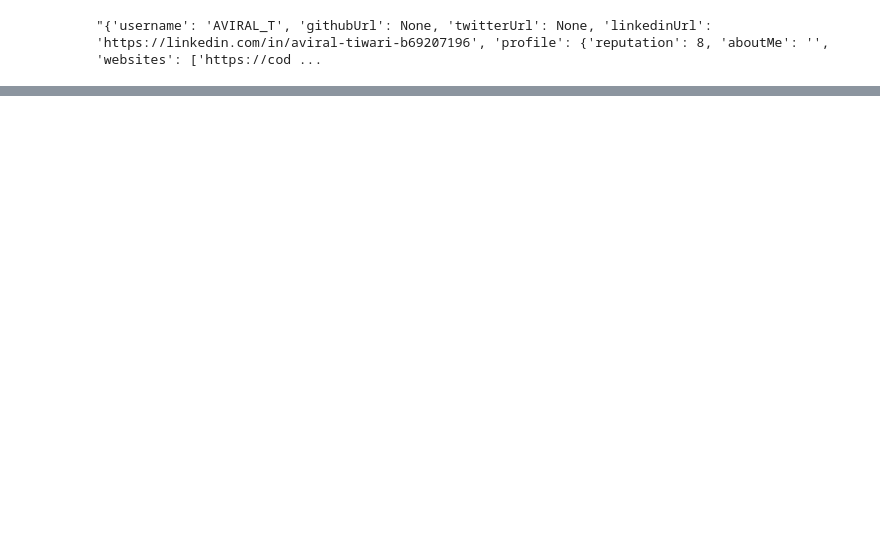
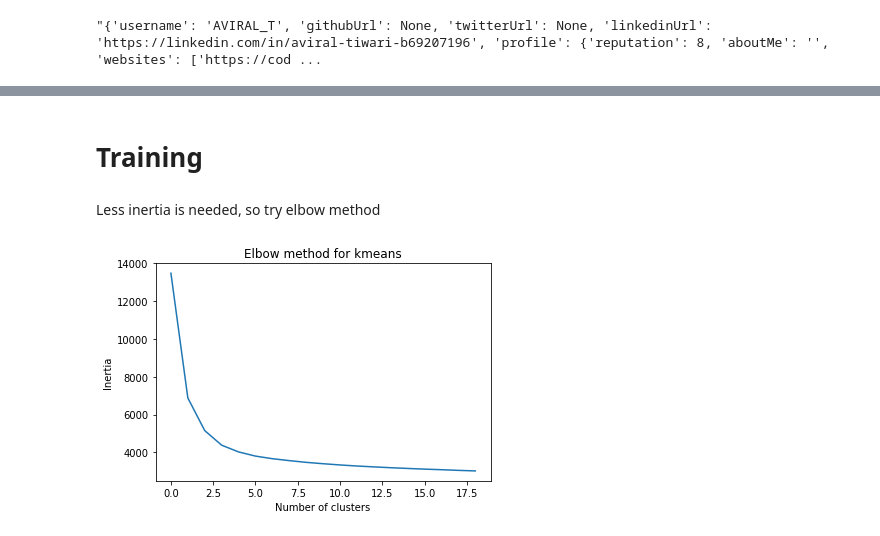
Before and after one commit to ayush02av/mlprac, a Jupyter notebook: Projects/leetcode/model.ipynb, the cells around one changed output, grey strips where cells are left out. Cells and saved outputs as stored; diff of their text form; code cells hidden in the pictures; blank space fills up the shorter version.

Commit message:
leetcode model setup

```diff
--- a/Projects/leetcode/model.ipynb
+++ b/Projects/leetcode/model.ipynb
@@ -94,0 +176,4 @@ dtype: object
+# %%
+scaler = MinMaxScaler()
+# %%
+scaler.fit(x)
@@ -94,0 +182,2 @@ dtype: object
+# %%
+x = pd.DataFrame(scaler.transform(x), columns = x.columns)
@@ -94,0 +196,18 @@ dtype: object
+# %% [markdown]
+# Training
+# %% [markdown]
+Less inertia is needed, so try elbow method
+# %%
+intertia = list()
+for i in range(1, 20):
+    model = KMeans(n_clusters = i, init = 'k-means++', max_iter = 400, n_init = 10, random_state = 0)
+    model.fit(x)
+    intertia.append(model.inertia_)
+# %%
+plt.plot([i for i in range(len(intertia))], intertia)
+plt.title('Elbow method for kmeans')
+plt.xlabel('Number of clusters')
+plt.ylabel('Inertia')
+plt.show()
+# %% [output]
+[figure, added]
```
Also changed, not shown: parts of 20 cells of this notebook.
